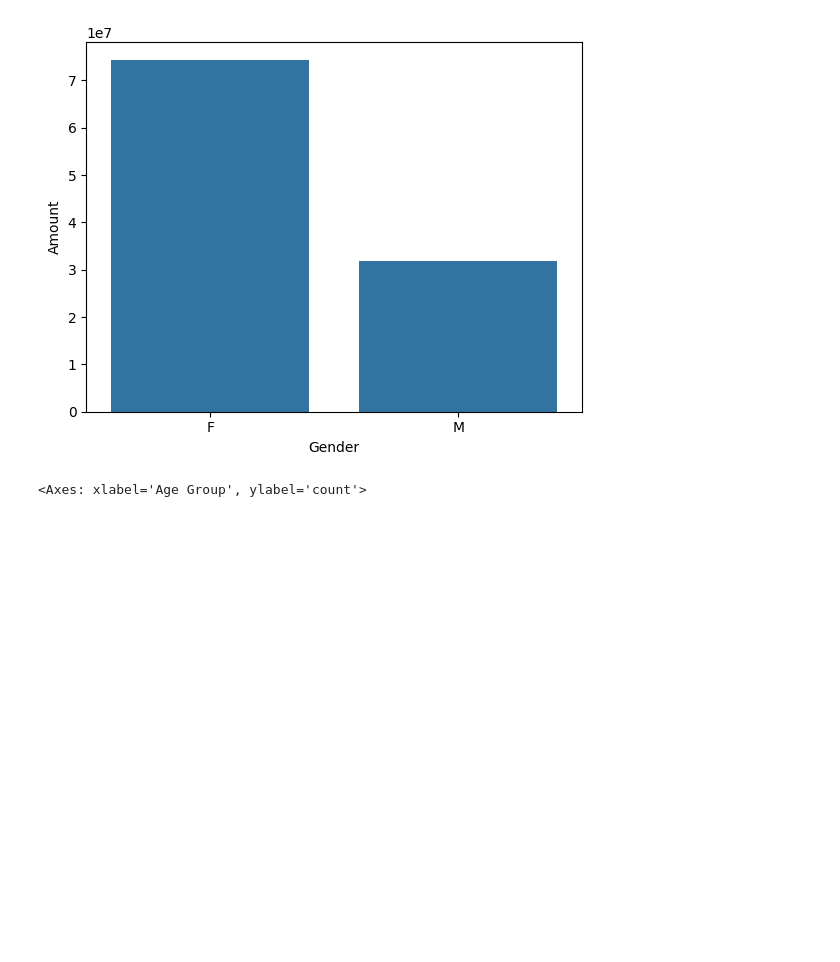
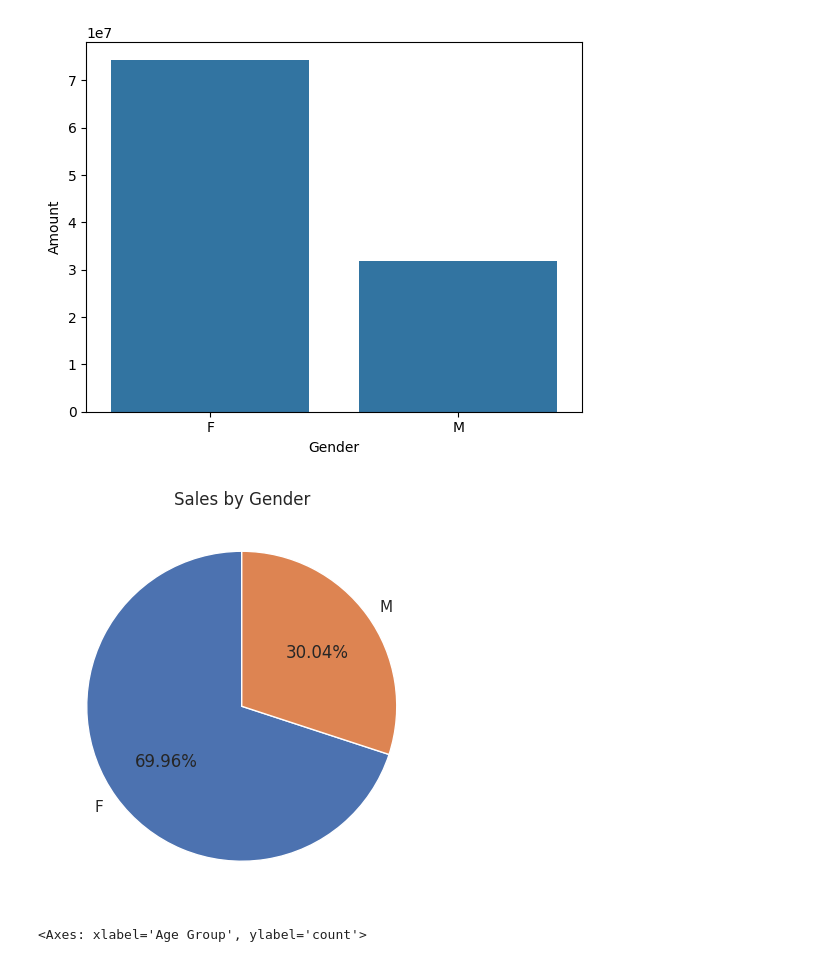
Before and after one commit to SINjini16/Diwali-Sales-Data-Analysis, a Jupyter notebook: diwali_sales_proj.ipynb, the cells around one changed output. Cells and saved outputs as stored; diff of their text form; code cells hidden in the pictures; blank space fills up the shorter version.

```diff
--- a/diwali_sales_proj.ipynb
+++ b/diwali_sales_proj.ipynb
@@ -259,6 +259,14 @@ sns.barplot(x='Gender',y='Amount',data=sales_gen)
 # %% [output]
 <Axes: xlabel='Gender', ylabel='Amount'>
 [figure]
+# %%
+sns.set(rc={'figure.figsize':(5,10)})
+sales_by_gender=df.groupby(['Gender'],as_index=False)['Amount'].sum().sort_values(by='Amount',ascending=False)
+plt.pie(sales_by_gender['Amount'], labels=sales_by_gender['Gender'], autopct='%.2f%%', startangle=90)
+plt.title('Sales by Gender')
+plt.show()
+# %% [output]
+[figure, added]
 # %%
 sns.countplot(x='Age Group',data=df,hue='Gender')
 # %% [output]
```
Also changed, not shown: parts of 3 cells of this notebook.
